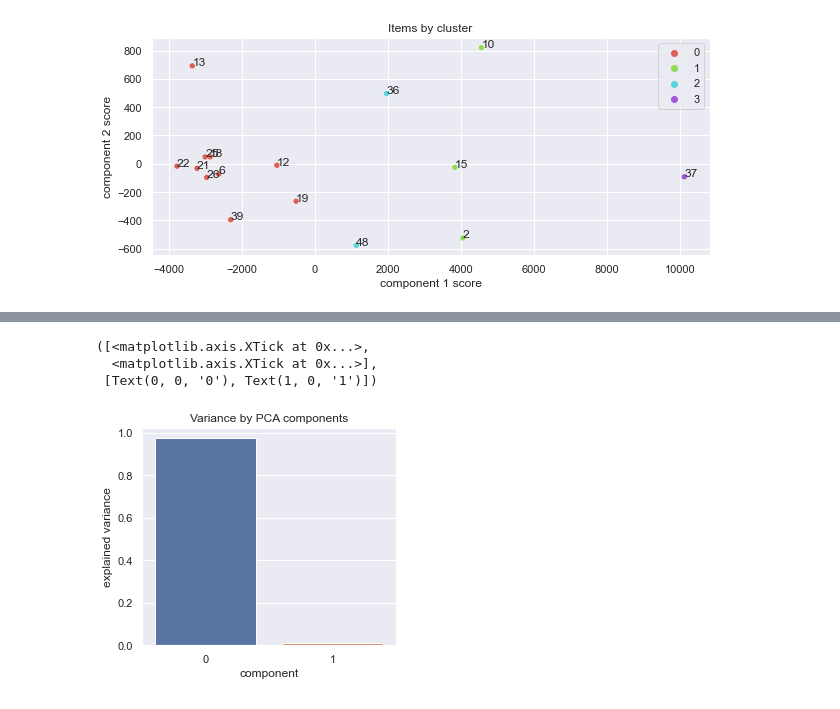
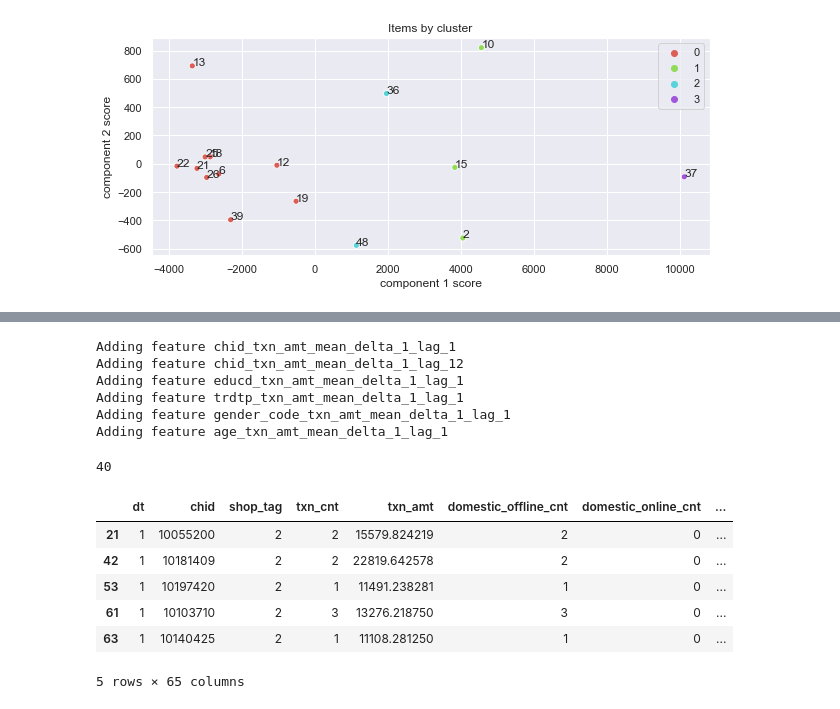
Before and after one commit to GallonShih/Projects, a Jupyter notebook: SideProject/07_E_SUN_2021_Winter_AI/data_restructuring.ipynb, the cells around one changed output, grey strips where cells are left out. Cells and saved outputs as stored; diff of their text form; code cells hidden in the pictures.

```diff
--- a/SideProject/07_E_SUN_2021_Winter_AI/data_restructuring.ipynb
+++ b/SideProject/07_E_SUN_2021_Winter_AI/data_restructuring.ipynb
@@ -439,21 +397,0 @@ pt = pt.pivot_table(values='txn_amt', columns='shop_tag', index='dt', fill_value
-# %%
-pt = pt.transpose()
-pca = PCA(n_components=2)
-components = pca.fit_transform(pt)
-components = pd.DataFrame(components)
-# Plot PCA explained variance
-sns.set_theme()
-features = list(range(pca.n_components_))
-fig = plt.figure(figsize=(10,4))
-ax = fig.add_subplot(121)
-#     ax.bar(features, pca.explained_variance_ratio_, color="black")
-sns.barplot(x=features, y=pca.explained_variance_ratio_, ax=ax)
-plt.title("Variance by PCA components")
-plt.xlabel("component")
-plt.ylabel("explained variance")
-plt.xticks(features)
-# %% [output]
-([<matplotlib.axis.XTick at 0x...>,
-  <matplotlib.axis.XTick at 0x...>],
- [Text(0, 0, '0'), Text(1, 0, '1')])
-[figure, removed]
@@ -461,0 +398,29 @@ matrix
+# %%
+matrix = add_pct_change(matrix, ["chid"], "txn_amt", clip_value=3)
+matrix = add_pct_change(matrix, ["chid"], "txn_amt", lag=12, clip_value=3,)
+matrix = add_pct_change(matrix, ["educd"], "txn_amt", clip_value=3)
+matrix = add_pct_change(matrix, ["trdtp"], "txn_amt", clip_value=3)
+matrix = add_pct_change(matrix, ["gender_code"], "txn_amt", clip_value=3)
+matrix = add_pct_change(matrix, ["age"], "txn_amt", clip_value=3)
+# %% [output]
+Adding feature chid_txn_amt_mean_delta_1_lag_1
+Adding feature chid_txn_amt_mean_delta_1_lag_12
+Adding feature educd_txn_amt_mean_delta_1_lag_1
+Adding feature trdtp_txn_amt_mean_delta_1_lag_1
+Adding feature gender_code_txn_amt_mean_delta_1_lag_1
+Adding feature age_txn_amt_mean_delta_1_lag_1
+# %%
+matrix, oldcols = shrink_mem_new_cols(matrix, oldcols)
+gc.collect()
+# %% [output]
+40
+# %%
+matrix.query('txn_amt > 0').head()
+# %% [output]
+|  | dt | chid | shop_tag | txn_cnt | txn_amt | domestic_offline_cnt | domestic_online_cnt | ... |
+| 21 | 1 | 10055200 | 2 | 2 | 15579.824219 | 2 | 0 | ... |
+| 42 | 1 | 10181409 | 2 | 2 | 22819.642578 | 2 | 0 | ... |
+| 53 | 1 | 10197420 | 2 | 1 | 11491.238281 | 1 | 0 | ... |
+| 61 | 1 | 10103710 | 2 | 3 | 13276.218750 | 3 | 0 | ... |
+| 63 | 1 | 10140425 | 2 | 1 | 11108.281250 | 1 | 0 | ... |
+5 rows × 65 columns
```
Also changed, not shown: parts of 34 cells of this notebook, 2 other files.
